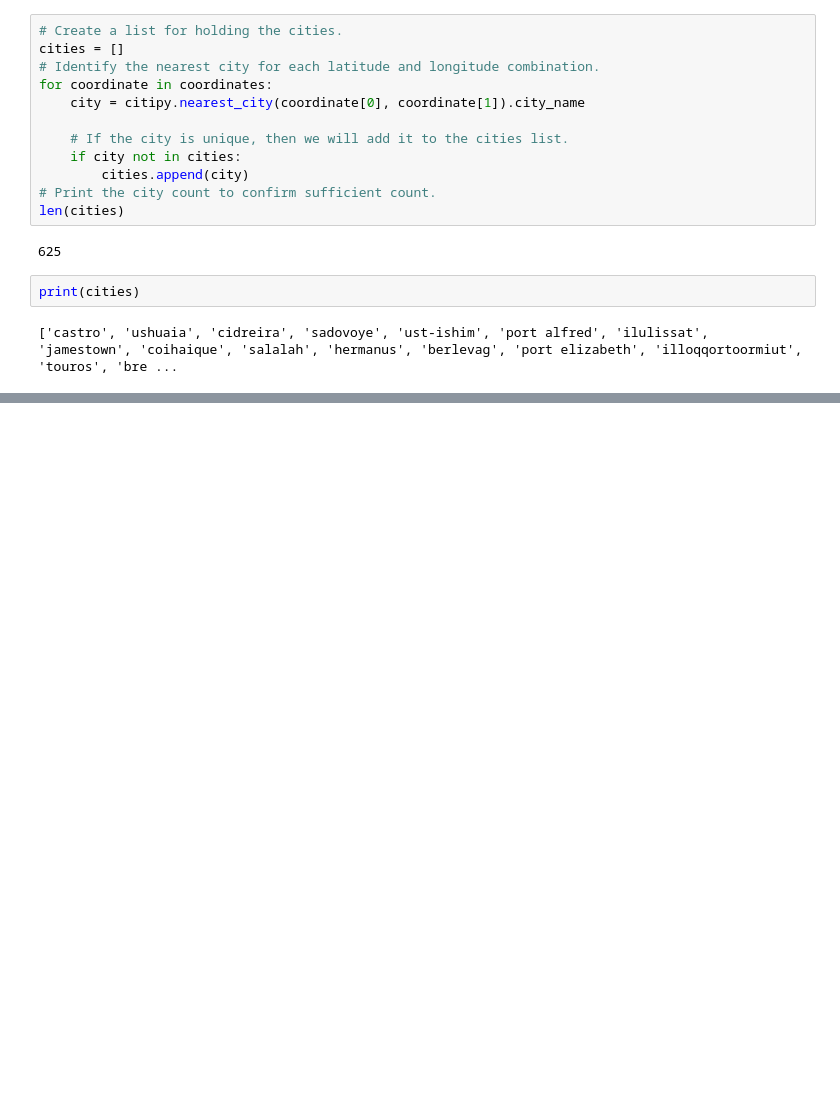
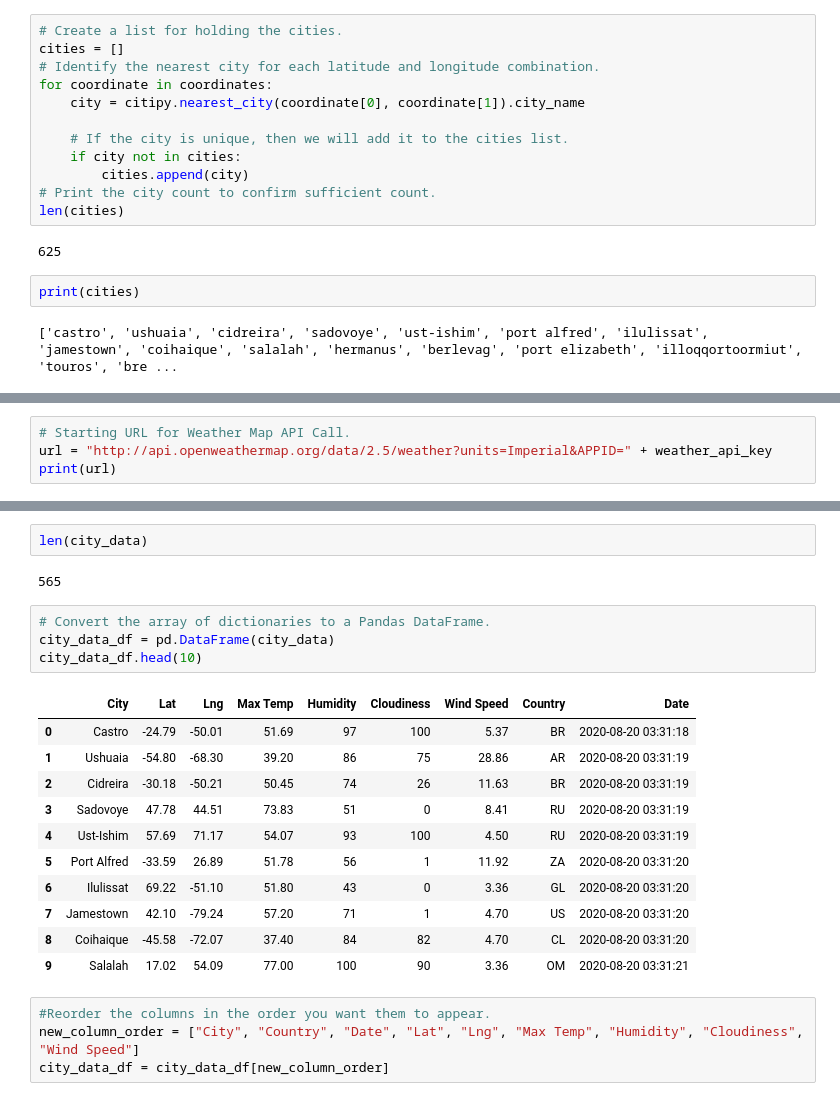
Before and after one commit to jricebae19/world_weather_analysis, a Jupyter notebook: WeatherPy.ipynb, the cells around one changed output, grey strips where cells are left out. Cells and saved outputs as stored; diff of their text form; blank space fills up the shorter version.

Commit message:
weatherpy updated and uploaded

```diff
--- a/WeatherPy.ipynb
+++ b/WeatherPy.ipynb
@@ -36,0 +43,4 @@ print(cities)
+# %%
+# Starting URL for Weather Map API Call.
+url = "http://api.openweathermap.org/data/2.5/weather?units=Imperial&APPID=" + weather_api_key
+print(url)
@@ -36,0 +130,24 @@ print(cities)
+# %%
+len(city_data)
+# %% [output]
+565
+# %%
+# Convert the array of dictionaries to a Pandas DataFrame.
+city_data_df = pd.DataFrame(city_data)
+city_data_df.head(10)
+# %% [output]
+|  | City | Lat | Lng | Max Temp | Humidity | Cloudiness | Wind Speed | Country | Date |
+| 0 | Castro | -24.79 | -50.01 | 51.69 | 97 | 100 | 5.37 | BR | 2020-08-20 03:31:18 |
+| 1 | Ushuaia | -54.80 | -68.30 | 39.20 | 86 | 75 | 28.86 | AR | 2020-08-20 03:31:19 |
+| 2 | Cidreira | -30.18 | -50.21 | 50.45 | 74 | 26 | 11.63 | BR | 2020-08-20 03:31:19 |
+| 3 | Sadovoye | 47.78 | 44.51 | 73.83 | 51 | 0 | 8.41 | RU | 2020-08-20 03:31:19 |
+| 4 | Ust-Ishim | 57.69 | 71.17 | 54.07 | 93 | 100 | 4.50 | RU | 2020-08-20 03:31:19 |
+| 5 | Port Alfred | -33.59 | 26.89 | 51.78 | 56 | 1 | 11.92 | ZA | 2020-08-20 03:31:20 |
+| 6 | Ilulissat | 69.22 | -51.10 | 51.80 | 43 | 0 | 3.36 | GL | 2020-08-20 03:31:20 |
+| 7 | Jamestown | 42.10 | -79.24 | 57.20 | 71 | 1 | 4.70 | US | 2020-08-20 03:31:20 |
+| 8 | Coihaique | -45.58 | -72.07 | 37.40 | 84 | 82 | 4.70 | CL | 2020-08-20 03:31:20 |
+| 9 | Salalah | 17.02 | 54.09 | 77.00 | 100 | 90 | 3.36 | OM | 2020-08-20 03:31:21 |
+# %%
+#Reorder the columns in the order you want them to appear.
+new_column_order = ["City", "Country", "Date", "Lat", "Lng", "Max Temp", "Humidity", "Cloudiness", "Wind Speed"]
+city_data_df = city_data_df[new_column_order]
```
Also changed, not shown: parts of 6 cells of this notebook, 3 other files.
